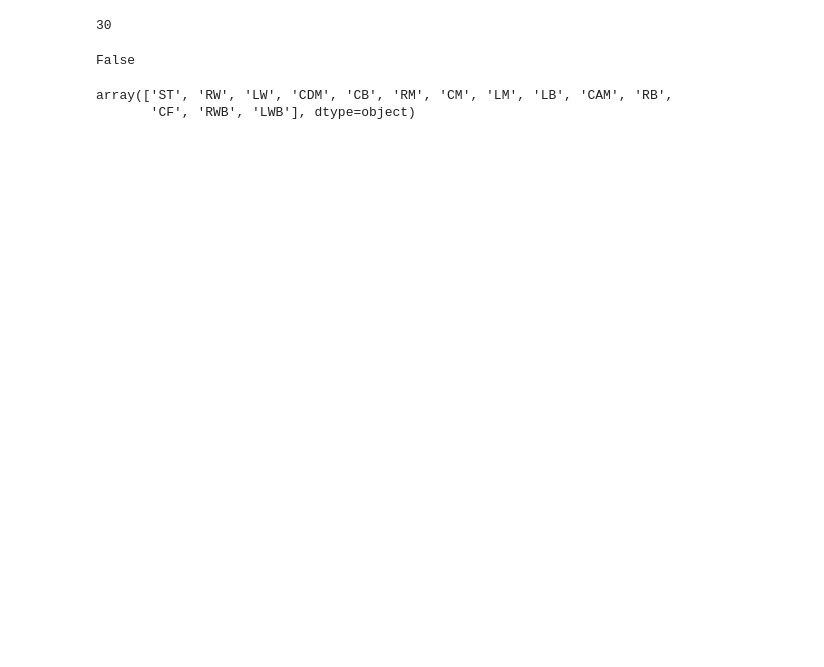
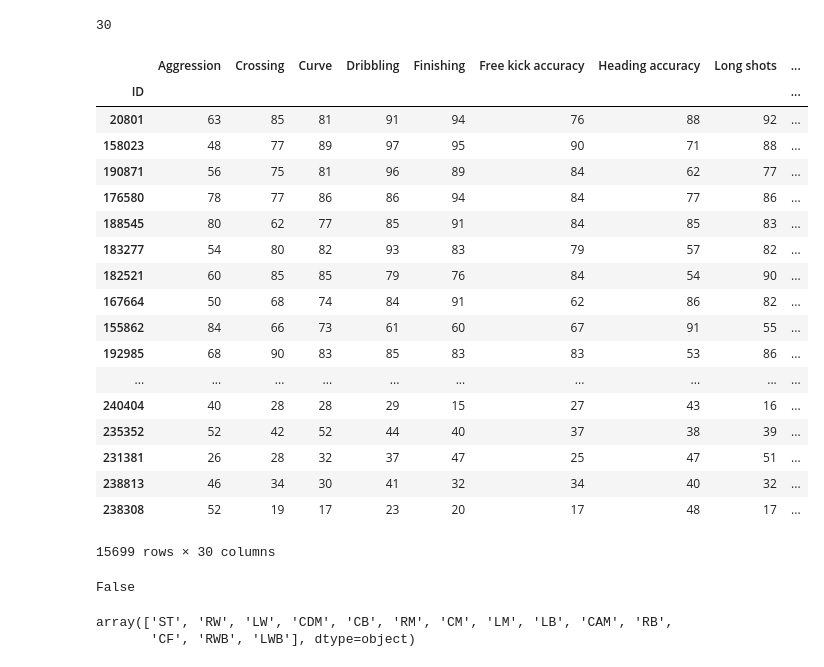
Before and after one commit to YarkoKhamar/DAProject, a Jupyter notebook: PositionPredictor.ipynb, the cells around one changed output. Cells and saved outputs as stored; diff of their text form; code cells hidden in the pictures; blank space fills up the shorter version.

```diff
--- a/PositionPredictor.ipynb
+++ b/PositionPredictor.ipynb
@@ -66,4 +74,5 @@ columns_strip
 # %%
+# explicitly rearange the attributes: attacking, defensive and mixed.
 columns_att_def_mix = ['Aggression','Crossing', 'Curve', 'Dribbling', 'Finishing',
        'Free kick accuracy', 'Heading accuracy', 'Long shots','Penalties', 'Shot power', 'Volleys',
        'Short passing', 'Long passing',
@@ -71,6 +80,7 @@ columns_att_def_mix = ['Aggression','Crossing', 'Curve', 'Dribbling', 'Finishing
        'Strength', 'Vision', 'Acceleration', 'Agility',
        'Reactions', 'Stamina', 'Balance', 'Ball control','Composure','Jumping',
        'Sprint speed', 'Positioning','Preferred Positions']
+df = df[columns_att_def_mix]
 # %%
 len(columns_att_def_mix)
 # %% [output]
@@ -80 +91,23 @@ df = df[df['Preferred Positions'] != 'GK']
+# %%
+df
+# %% [output]
+|  | Aggression | Crossing | Curve | Dribbling | Finishing | Free kick accuracy | Heading accuracy | Long shots | ... |
+| ID |  |  |  |  |  |  |  |  | ... |
+| 20801 | 63 | 85 | 81 | 91 | 94 | 76 | 88 | 92 | ... |
+| 158023 | 48 | 77 | 89 | 97 | 95 | 90 | 71 | 88 | ... |
+| 190871 | 56 | 75 | 81 | 96 | 89 | 84 | 62 | 77 | ... |
+| 176580 | 78 | 77 | 86 | 86 | 94 | 84 | 77 | 86 | ... |
+| 188545 | 80 | 62 | 77 | 85 | 91 | 84 | 85 | 83 | ... |
+| 183277 | 54 | 80 | 82 | 93 | 83 | 79 | 57 | 82 | ... |
+| 182521 | 60 | 85 | 85 | 79 | 76 | 84 | 54 | 90 | ... |
+| 167664 | 50 | 68 | 74 | 84 | 91 | 62 | 86 | 82 | ... |
+| 155862 | 84 | 66 | 73 | 61 | 60 | 67 | 91 | 55 | ... |
+| 192985 | 68 | 90 | 83 | 85 | 83 | 83 | 53 | 86 | ... |
+| ... | ... | ... | ... | ... | ... | ... | ... | ... | ... |
+| 240404 | 40 | 28 | 28 | 29 | 15 | 27 | 43 | 16 | ... |
+| 235352 | 52 | 42 | 52 | 44 | 40 | 37 | 38 | 39 | ... |
+| 231381 | 26 | 28 | 32 | 37 | 47 | 25 | 47 | 51 | ... |
+| 238813 | 46 | 34 | 30 | 41 | 32 | 34 | 40 | 32 | ... |
+| 238308 | 52 | 19 | 17 | 23 | 20 | 17 | 48 | 17 | ... |
+15699 rows × 30 columns
 # %%
```
Also changed, not shown: parts of 73 cells of this notebook, 2 other files.
